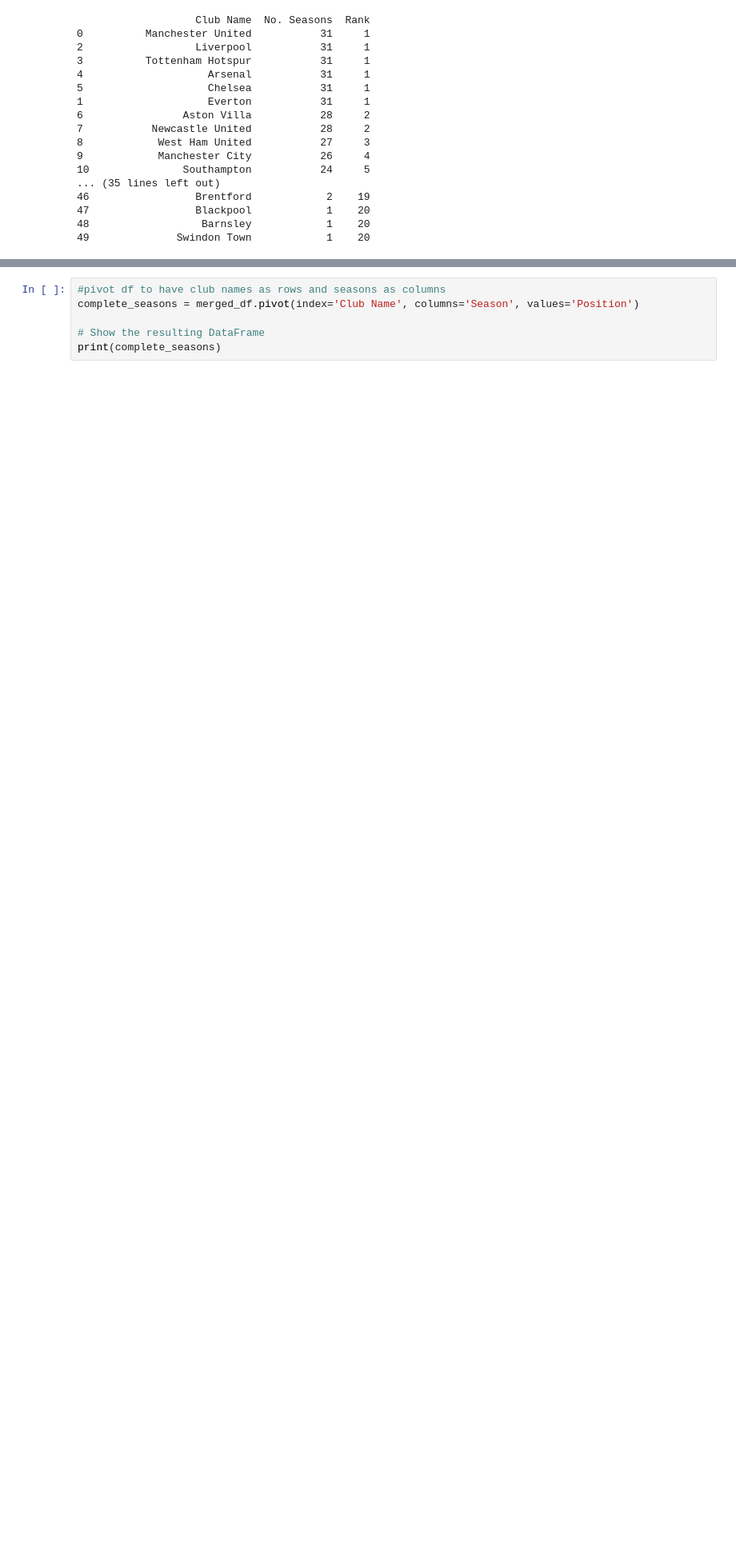
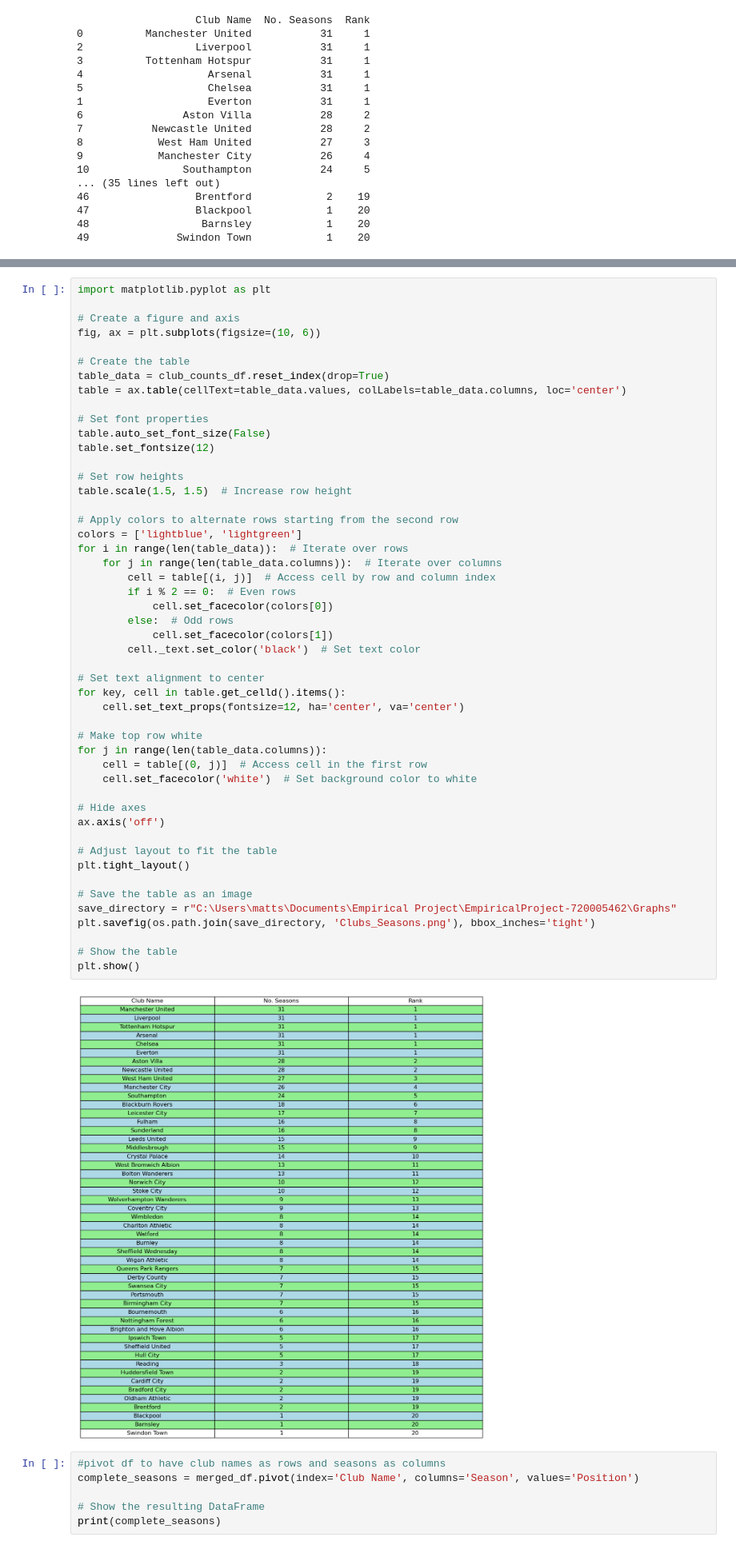
Before and after one commit to mattshaw16/EmpiricalProject-720005462, a Jupyter notebook: LeagueTableAnalysis.ipynb, the cells around one changed output, grey strips where cells are left out. Shown: that part at 80% size. Cells and saved outputs as stored; diff of their text form; blank space fills up the shorter version.

```diff
--- a/LeagueTableAnalysis.ipynb
+++ b/LeagueTableAnalysis.ipynb
@@ -156,3 +106,54 @@ styled_df
+# %%
+import matplotlib.pyplot as plt
+
+# Create a figure and axis
+fig, ax = plt.subplots(figsize=(10, 6))
+
+# Create the table
+table_data = club_counts_df.reset_index(drop=True)
+table = ax.table(cellText=table_data.values, colLabels=table_data.columns, loc='center')
+
+# Set font properties
+table.auto_set_font_size(False)
+table.set_fontsize(12)
+
+# Set row heights
+table.scale(1.5, 1.5)  # Increase row height
+
+# Apply colors to alternate rows starting from the second row
+colors = ['lightblue', 'lightgreen']
+for i in range(len(table_data)):  # Iterate over rows
+    for j in range(len(table_data.columns)):  # Iterate over columns
+        cell = table[(i, j)]  # Access cell by row and column index
+        if i % 2 == 0:  # Even rows
+            cell.set_facecolor(colors[0])
+        else:  # Odd rows
+            cell.set_facecolor(colors[1])
+        cell._text.set_color('black')  # Set text color
+
+# Set text alignment to center
+for key, cell in table.get_celld().items():
+    cell.set_text_props(fontsize=12, ha='center', va='center')
+
+# Make top row white
+for j in range(len(table_data.columns)):
+    cell = table[(0, j)]  # Access cell in the first row
+    cell.set_facecolor('white')  # Set background color to white
+
+# Hide axes
+ax.axis('off')
+
+# Adjust layout to fit the table
+plt.tight_layout()
+
+# Save the table as an image
+save_directory = r"C:\Users\matts\Documents\Empirical Project\EmpiricalProject-720005462\Graphs"
+plt.savefig(os.path.join(save_directory, 'Clubs_Seasons.png'), bbox_inches='tight')
+
+# Show the table
+plt.show()
+# %% [output]
+[figure, added]
 # %%
 #pivot df to have club names as rows and seasons as columns
 complete_seasons = merged_df.pivot(index='Club Name', columns='Season', values='Position')
```
Also changed, not shown: parts of 2 cells of this notebook.
